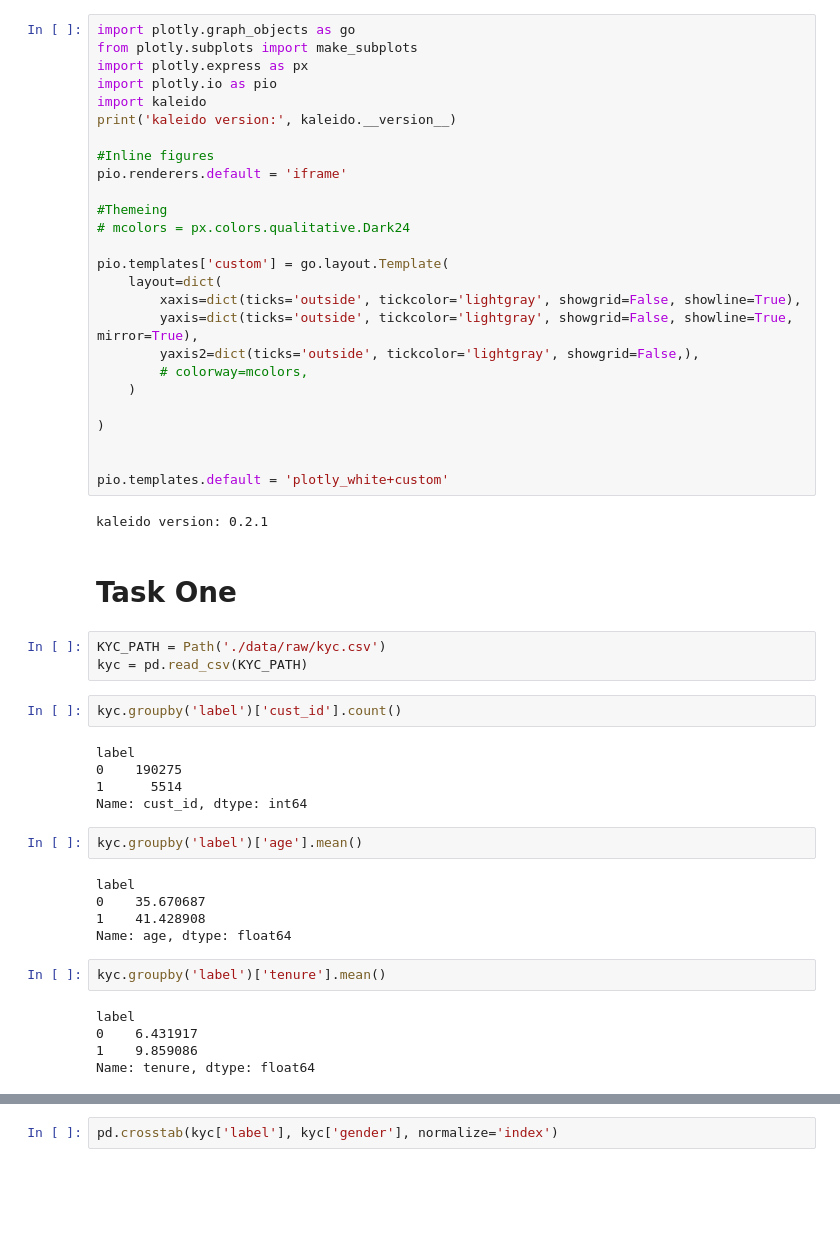
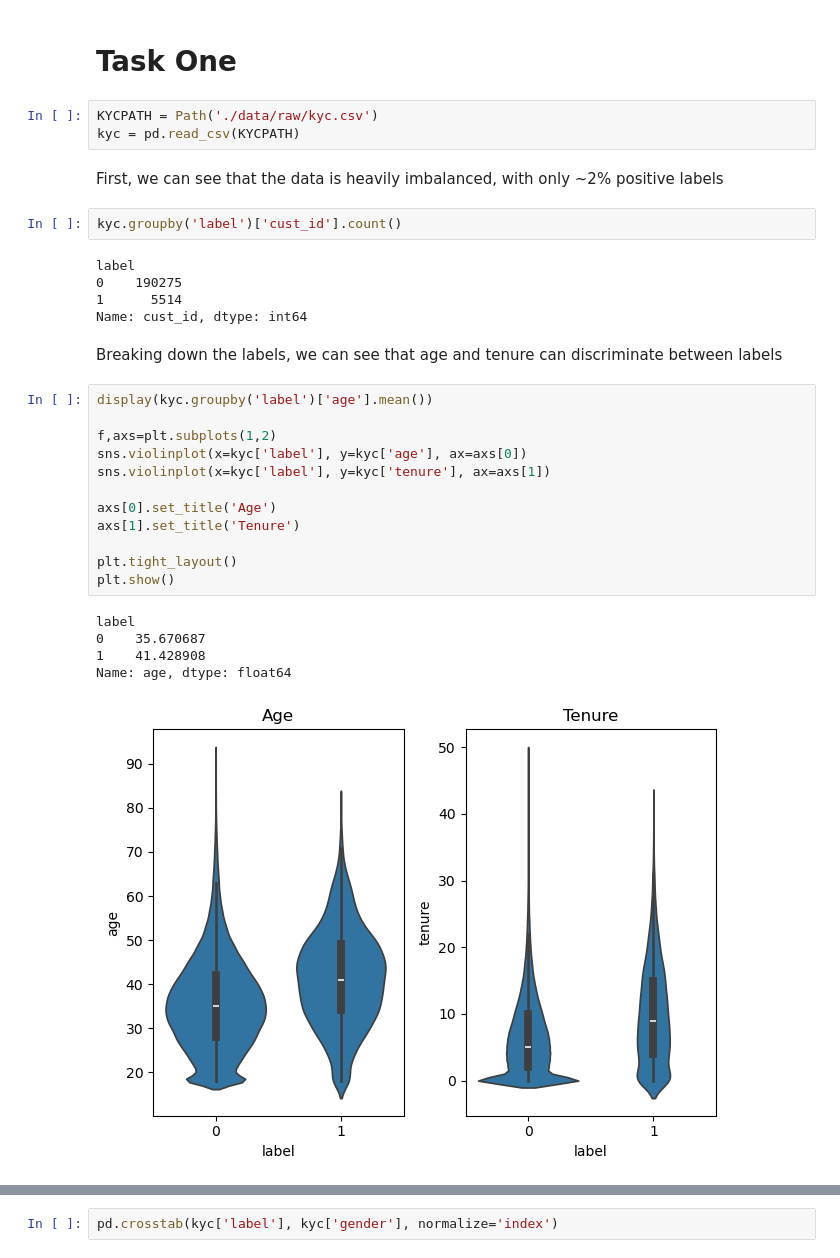
Before and after one commit to jwardbond/2023-imi-bigdata, a Jupyter notebook: eda.ipynb, the cells around one changed output, grey strips where cells are left out. Saved outputs shown, nothing was run; the diff lists cells and outputs as text; blank space fills up the shorter version.

```diff
--- a/eda.ipynb
+++ b/eda.ipynb
@@ -16,36 +14,10 @@ from sklearn.metrics import roc_curve, roc_auc_score
-# %%
-import plotly.graph_objects as go
-from plotly.subplots import make_subplots
-import plotly.express as px
-import plotly.io as pio
-import kaleido
-print('kaleido version:', kaleido.__version__)
-
-#Inline figures
-pio.renderers.default = 'iframe'
-
-#Themeing
-# mcolors = px.colors.qualitative.Dark24
-
-pio.templates['custom'] = go.layout.Template(
-    layout=dict(
-        xaxis=dict(ticks='outside', tickcolor='lightgray', showgrid=False, showline=True),
-        yaxis=dict(ticks='outside', tickcolor='lightgray', showgrid=False, showline=True, mirror=True),
-        yaxis2=dict(ticks='outside', tickcolor='lightgray', showgrid=False,),
-        # colorway=mcolors,
-    )
-
-)
-
-
-pio.templates.default = 'plotly_white+custom'
-# %% [output]
-kaleido version: 0.2.1
 # %% [markdown]
 # Task One
 # %%
-KYC_PATH = Path('./data/raw/kyc.csv')
-kyc = pd.read_csv(KYC_PATH)
+KYCPATH = Path('./data/raw/kyc.csv')
+kyc = pd.read_csv(KYCPATH)
+# %% [markdown]
+First, we can see that the data is heavily imbalanced, with only ~2% positive labels
 # %%
 kyc.groupby('label')['cust_id'].count()
 # %% [output]
@@ -53,17 +25,23 @@ label
 0    190275
 1      5514
 Name: cust_id, dtype: int64
+# %% [markdown]
+Breaking down the labels, we can see that age and tenure can discriminate between labels
 # %%
-kyc.groupby('label')['age'].mean()
+display(kyc.groupby('label')['age'].mean())
+
+f,axs=plt.subplots(1,2)
+sns.violinplot(x=kyc['label'], y=kyc['age'], ax=axs[0])
+sns.violinplot(x=kyc['label'], y=kyc['tenure'], ax=axs[1])
+
+axs[0].set_title('Age')
+axs[1].set_title('Tenure')
+
+plt.tight_layout()
+plt.show()
 # %% [output]
 label
 0    35.670687
 1    41.428908
 Name: age, dtype: float64
+[figure, added]
-# %%
-kyc.groupby('label')['tenure'].mean()
-# %% [output]
-label
-0    6.431917
-1    9.859086
-Name: tenure, dtype: float64
```
Also changed, not shown: parts of 35 cells of this notebook, 3 other files.
